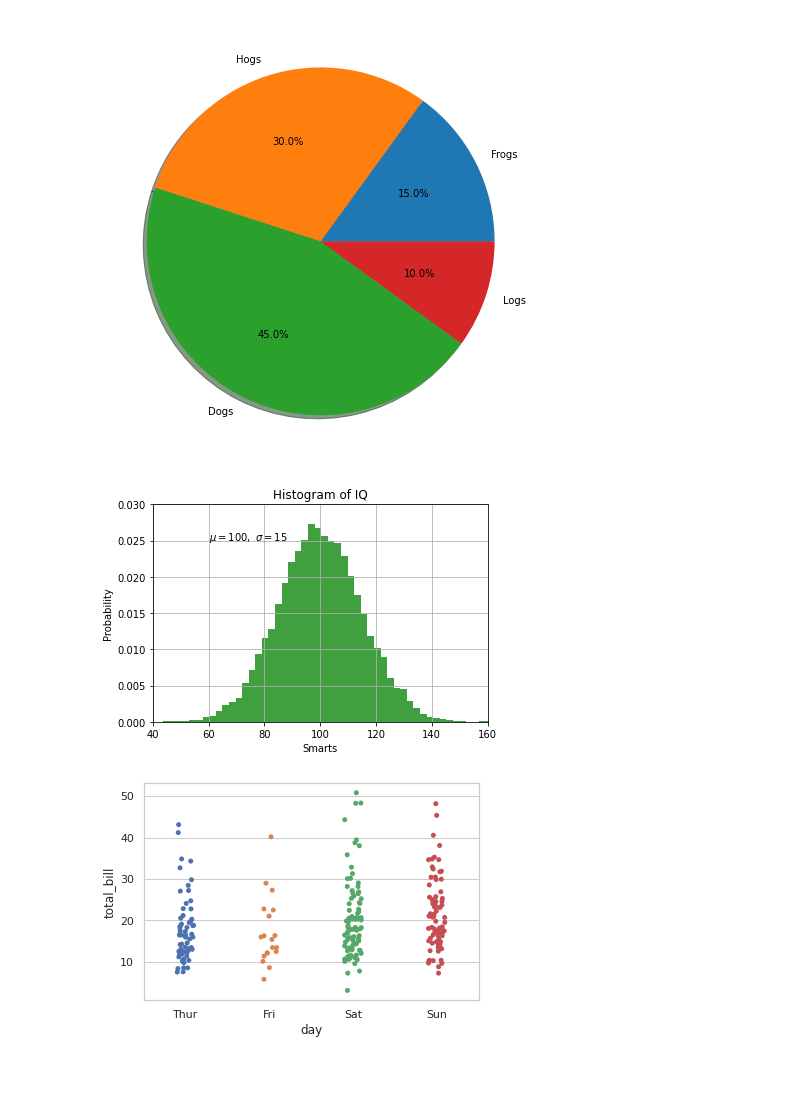
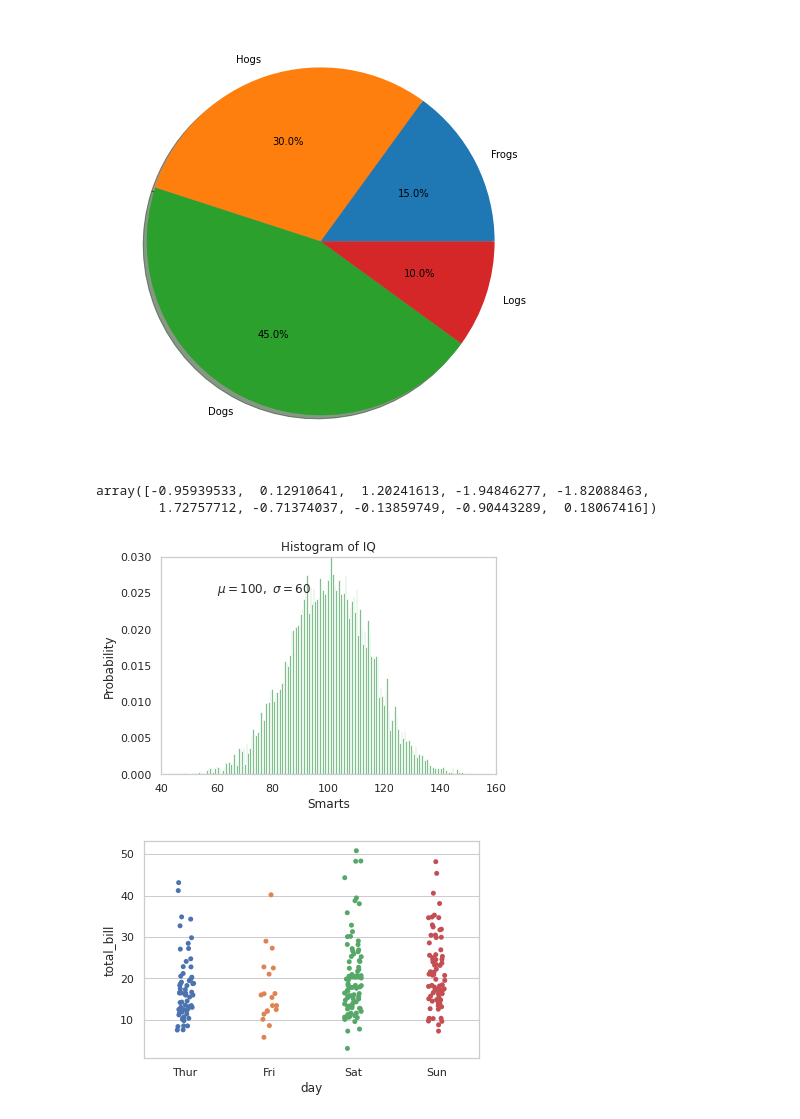
Before and after one commit to FairuzFernanda30/Latihan, a Jupyter notebook: W0401MatplotlibSeaborn.ipynb, the cells around one changed output. Saved outputs shown, nothing was run; the diff lists cells and outputs as text; code cells hidden in the pictures; blank space fills up the shorter version.

```diff
--- a/W0401MatplotlibSeaborn.ipynb
+++ b/W0401MatplotlibSeaborn.ipynb
@@ -17,22 +17,27 @@ plt.pie(fracs, labels=labels, autopct='%1.1f%%', shadow=True)
 plt.show()
 # %% [output]
 [figure]
+# %%
+numpy.random.randn(10)
+# %% [output]
+array([-0.95939533,  0.12910641,  1.20241613, -1.94846277, -1.82088463,
+        1.72757712, -0.71374037, -0.13859749, -0.90443289,  0.18067416])
 # %%
 import numpy
 mu, sigma = 100, 15
 x = mu + sigma * numpy.random.randn(10000)
 
-n, bins, patches = plt.hist(x, 50, density=1, facecolor='g', alpha=0.75)
+n, bins, patches = plt.hist(x, 200, density=1, facecolor='g', alpha=0.75)
 
 plt.xlabel('Smarts')
 plt.ylabel('Probability')
 plt.title('Histogram of IQ')
-plt.text(60,.025,r'$\mu=100,\ \sigma=15$')
+plt.text(60,.025,r'$\mu=100,\ \sigma=60$')
 plt.axis([40, 160, 0, 0.03])
-plt.grid(True)
+plt.grid(False)
 plt.show()
 # %% [output]
-[figure, old version]
+[figure, new version]
 # %%
 import numpy as np
 import pandas as pd
```
Also changed, not shown: parts of 5 cells of this notebook.
